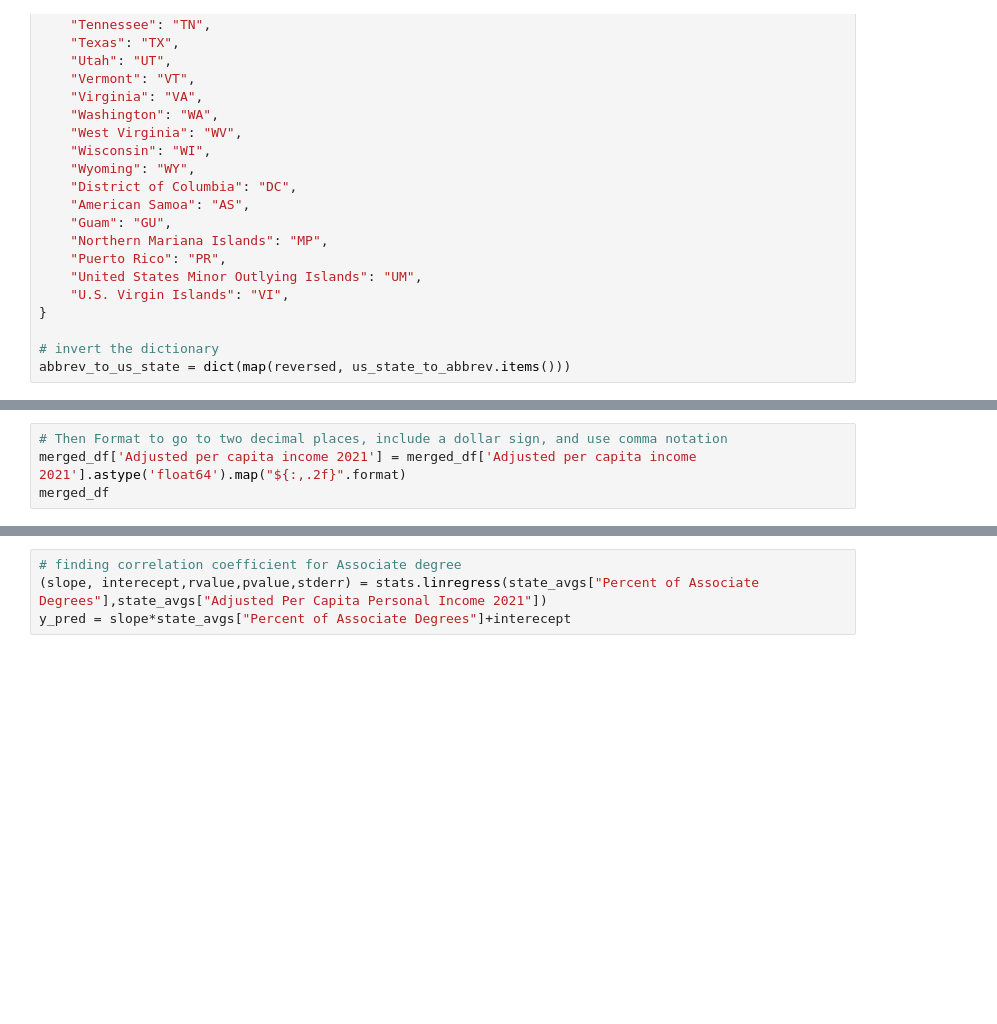
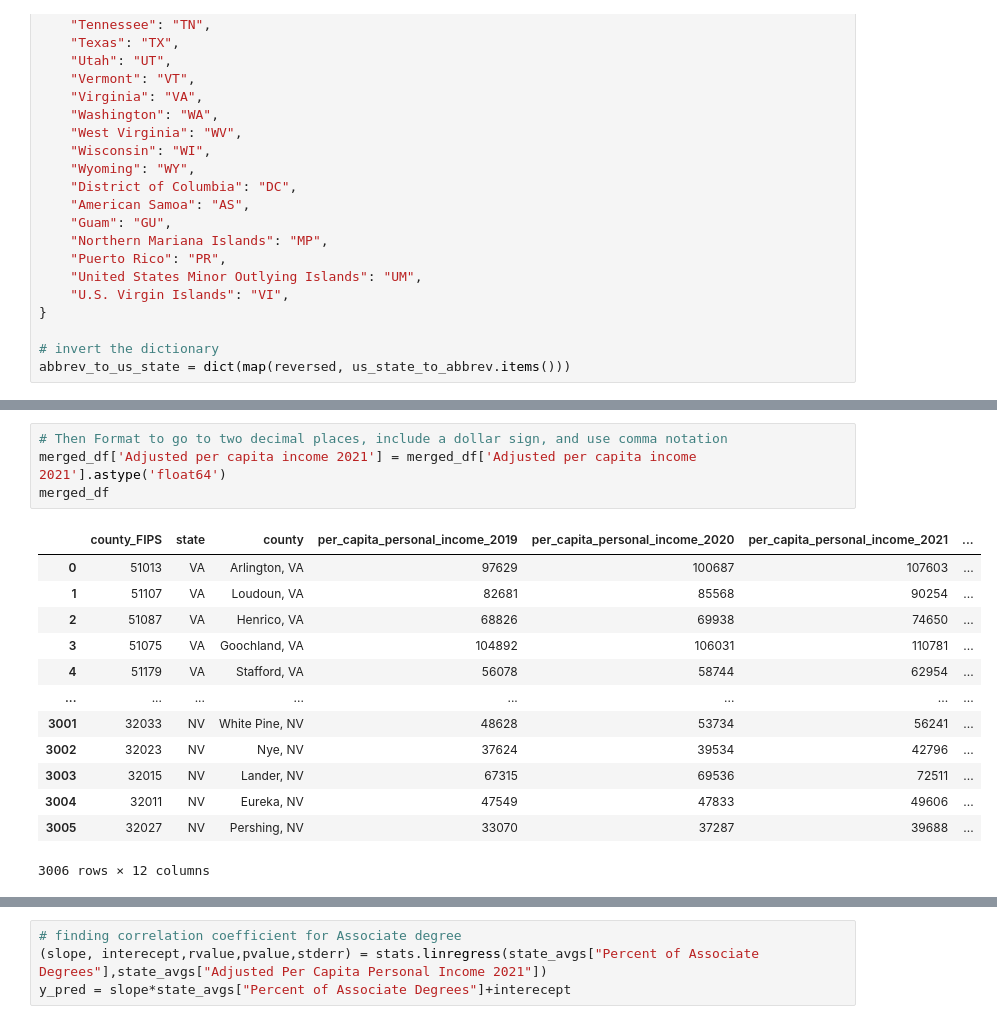
Before and after one commit to Amyebaker/Project1, a Jupyter notebook: Project test-updated.ipynb, the cells around one changed output, grey strips where cells are left out. Cells and saved outputs as stored; diff of their text form; blank space fills up the shorter version.

```diff
--- a/Project test-updated.ipynb
+++ b/Project test-updated.ipynb
@@ -103,7 +152,21 @@ merged_df
 # %%
 # Then Format to go to two decimal places, include a dollar sign, and use comma notation
-merged_df['Adjusted per capita income 2021'] = merged_df['Adjusted per capita income 2021'].astype('float64').map("${:,.2f}".format)
+merged_df['Adjusted per capita income 2021'] = merged_df['Adjusted per capita income 2021'].astype('float64')
 merged_df
+# %% [output]
+|  | county_FIPS | state | county | per_capita_personal_income_2019 | per_capita_personal_income_2020 | per_capita_personal_income_2021 | ... |
+| 0 | 51013 | VA | Arlington, VA | 97629 | 100687 | 107603 | ... |
+| 1 | 51107 | VA | Loudoun, VA | 82681 | 85568 | 90254 | ... |
+| 2 | 51087 | VA | Henrico, VA | 68826 | 69938 | 74650 | ... |
+| 3 | 51075 | VA | Goochland, VA | 104892 | 106031 | 110781 | ... |
+| 4 | 51179 | VA | Stafford, VA | 56078 | 58744 | 62954 | ... |
+| ... | ... | ... | ... | ... | ... | ... | ... |
+| 3001 | 32033 | NV | White Pine, NV | 48628 | 53734 | 56241 | ... |
+| 3002 | 32023 | NV | Nye, NV | 37624 | 39534 | 42796 | ... |
+| 3003 | 32015 | NV | Lander, NV | 67315 | 69536 | 72511 | ... |
+| 3004 | 32011 | NV | Eureka, NV | 47549 | 47833 | 49606 | ... |
+| 3005 | 32027 | NV | Pershing, NV | 33070 | 37287 | 39688 | ... |
+3006 rows × 12 columns
 # %%
 # Rename column bachelor_degree_percentage_2015_2019 to bachelor_degree_percentage_2016_2019
 renamed_df = merged_df.rename(columns={"bachelor_degree_percentage_2015_2019": "bachelor_degree_percentage_2016_2020"})
```
Also changed, not shown: parts of 21 cells of this notebook.
